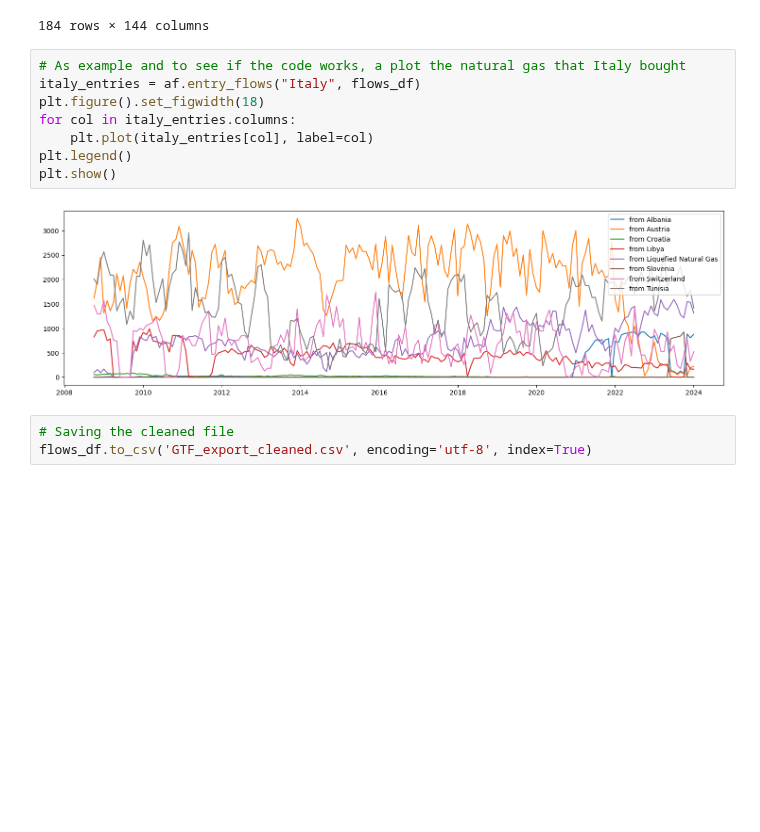
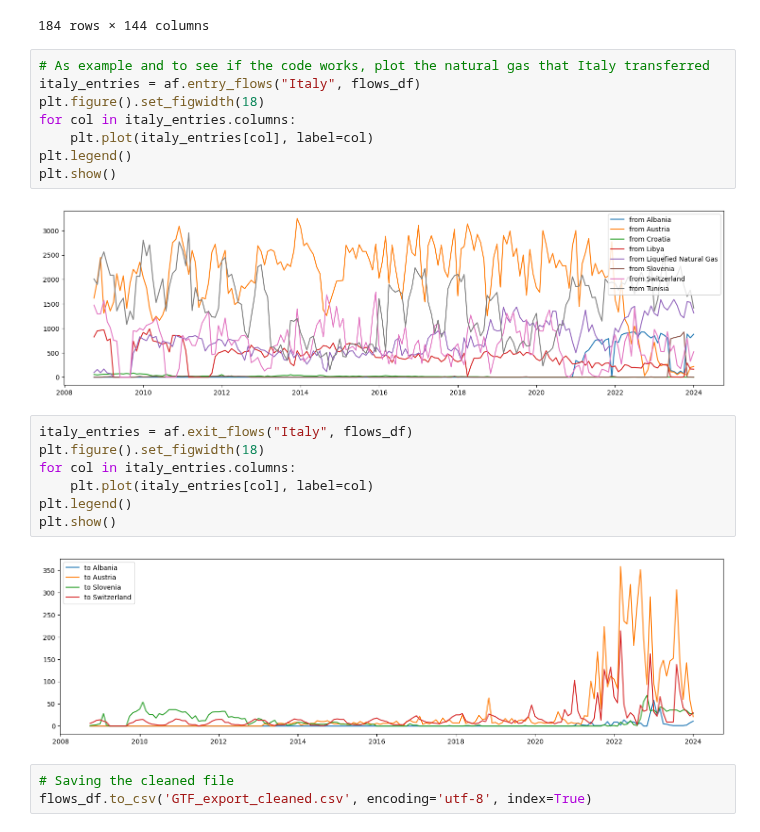
Before and after one commit to gaya22/Project_3_SEne, a Jupyter notebook: 02_data_cleaning.ipynb, the cells around one changed output. Drawn from its saved outputs; the diff is of its cells as text; blank space fills up the shorter version.

```diff
--- a/02_data_cleaning.ipynb
+++ b/02_data_cleaning.ipynb
@@ -75,7 +75,7 @@ flows_df
 | 2024-01-01 | 878.0 | 815.0 | 630.0 | 70.0 | 5.0 | 218.0 | ... |
 184 rows × 144 columns
 # %%
-# As example and to see if the code works, a plot the natural gas that Italy bought
+# As example and to see if the code works, plot the natural gas that Italy transferred
 italy_entries = af.entry_flows("Italy", flows_df)
 plt.figure().set_figwidth(18)
 for col in italy_entries.columns:
@@ -84,6 +84,15 @@ plt.legend()
 plt.show()
 # %% [output]
 [figure]
+# %%
+italy_entries = af.exit_flows("Italy", flows_df)
+plt.figure().set_figwidth(18)
+for col in italy_entries.columns:
+    plt.plot(italy_entries[col], label=col)
+plt.legend()
+plt.show()
+# %% [output]
+[figure, added]
 # %%
 # Saving the cleaned file
 flows_df.to_csv('GTF_export_cleaned.csv', encoding='utf-8', index=True)
```
